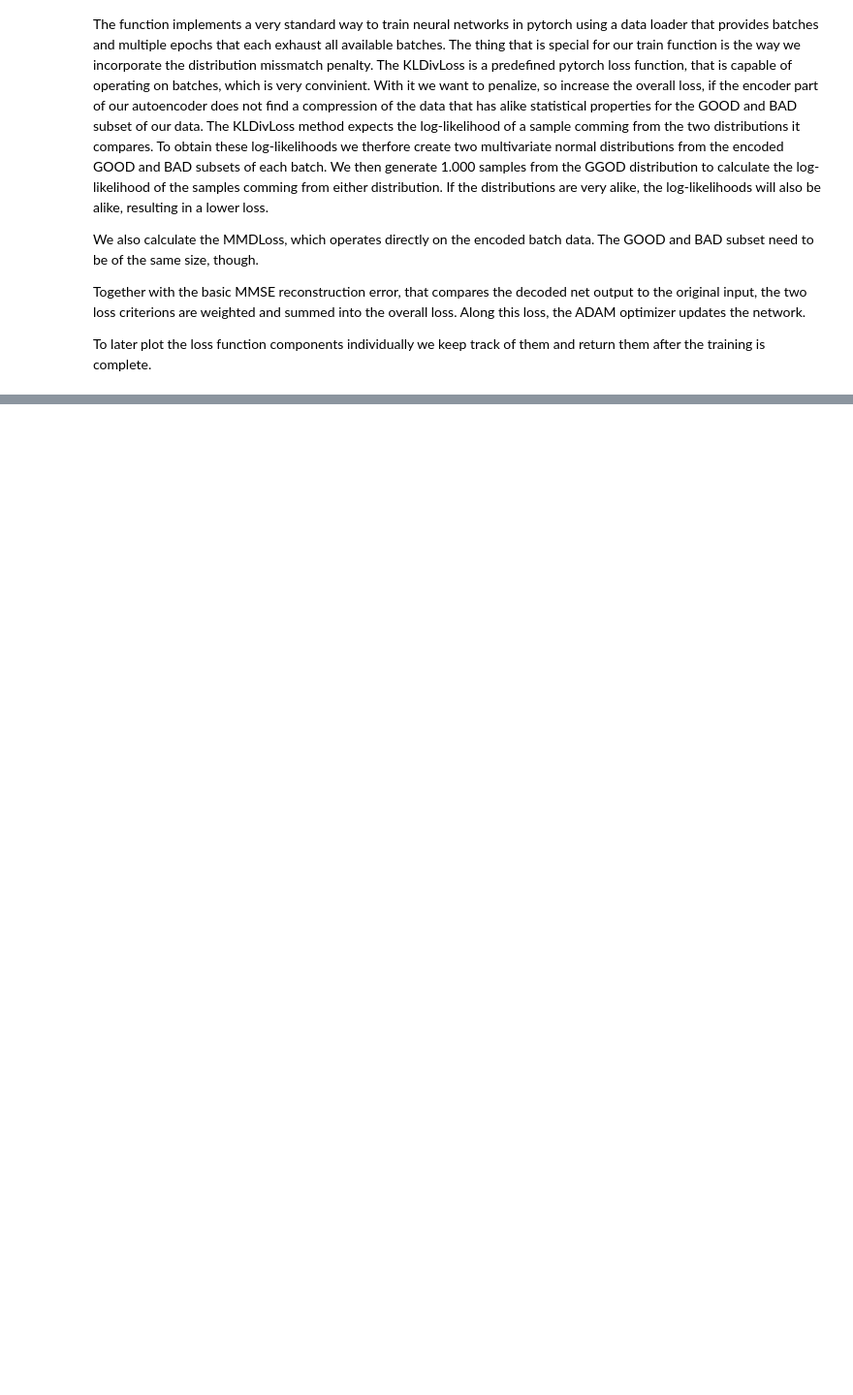
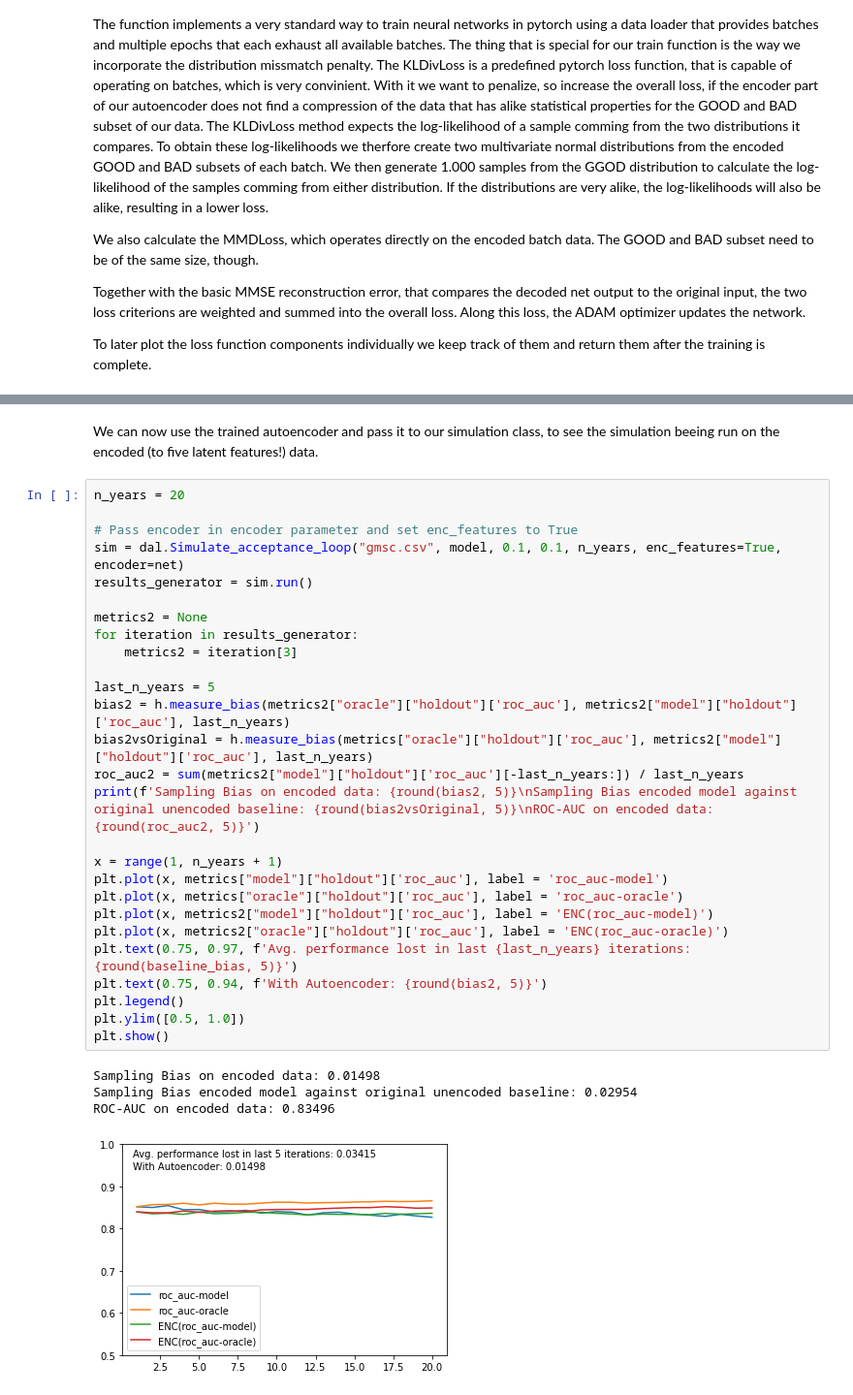
Before and after one commit to lukasvoege/reject-infer-autoencoder, a Jupyter notebook: notebooks/Lukas_Cells.ipynb, the cells around one changed output, grey strips where cells are left out. Shown at 97% size. Cells and saved outputs as stored; diff of their text form; blank space fills up the shorter version.

```diff
--- a/notebooks/Lukas_Cells.ipynb
+++ b/notebooks/Lukas_Cells.ipynb
@@ -369,0 +488,34 @@ To later plot the loss function components individually we keep track of them an
+# %% [markdown]
+We can now use the trained autoencoder and pass it to our simulation class, to see the simulation beeing run on the encoded (to five latent features!) data.
+# %%
+n_years = 20
+
+# Pass encoder in encoder parameter and set enc_features to True
+sim = dal.Simulate_acceptance_loop("gmsc.csv", model, 0.1, 0.1, n_years, enc_features=True, encoder=net)
+results_generator = sim.run()
+
+metrics2 = None
+for iteration in results_generator:
+    metrics2 = iteration[3]
+
+last_n_years = 5
+bias2 = h.measure_bias(metrics2["oracle"]["holdout"]['roc_auc'], metrics2["model"]["holdout"]['roc_auc'], last_n_years)
+bias2vsOriginal = h.measure_bias(metrics["oracle"]["holdout"]['roc_auc'], metrics2["model"]["holdout"]['roc_auc'], last_n_years)
+roc_auc2 = sum(metrics2["model"]["holdout"]['roc_auc'][-last_n_years:]) / last_n_years
+print(f'Sampling Bias on encoded data: {round(bias2, 5)}\nSampling Bias encoded model against original unencoded baseline: {round(bias2vsOriginal, 5)}\nROC-AUC on encoded data: {round(roc_auc2, 5)}')
+
+x = range(1, n_years + 1)
+plt.plot(x, metrics["model"]["holdout"]['roc_auc'], label = 'roc_auc-model')
+plt.plot(x, metrics["oracle"]["holdout"]['roc_auc'], label = 'roc_auc-oracle')
+plt.plot(x, metrics2["model"]["holdout"]['roc_auc'], label = 'ENC(roc_auc-model)')
+plt.plot(x, metrics2["oracle"]["holdout"]['roc_auc'], label = 'ENC(roc_auc-oracle)')
+plt.text(0.75, 0.97, f'Avg. performance lost in last {last_n_years} iterations: {round(baseline_bias, 5)}')
+plt.text(0.75, 0.94, f'With Autoencoder: {round(bias2, 5)}')
+plt.legend()
+plt.ylim([0.5, 1.0])
+plt.show()
+# %% [output]
+Sampling Bias on encoded data: 0.01498
+Sampling Bias encoded model against original unencoded baseline: 0.02954
+ROC-AUC on encoded data: 0.83496
+[figure, added]
```
Also changed, not shown: parts of 13 cells of this notebook, 3 other files.
